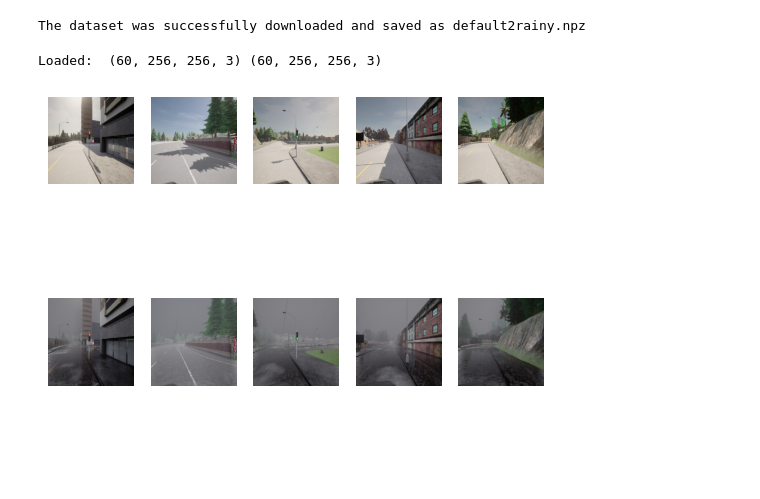
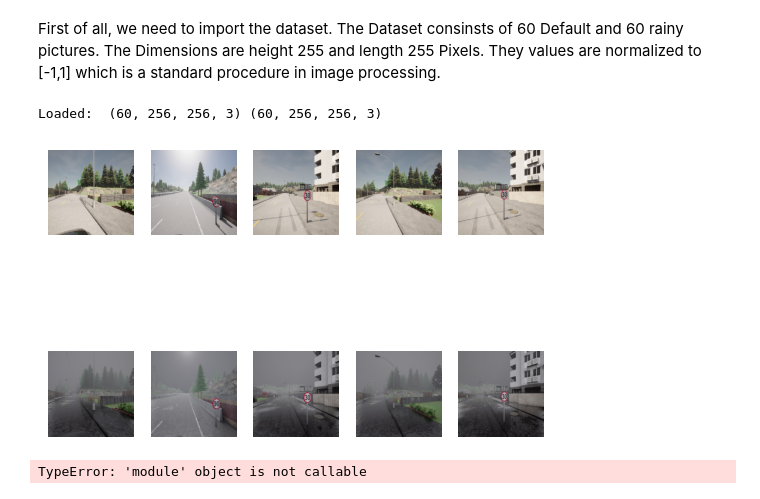
Before and after one commit to Creepo61/Data-Augmentation-using-GANs, a Jupyter notebook: seminar_gan.ipynb, the cells around one changed output. Cells and saved outputs as stored; diff of their text form; code cells hidden in the pictures; blank space fills up the shorter version.

```diff
--- a/seminar_gan.ipynb
+++ b/seminar_gan.ipynb
@@ -38,59 +37,45 @@ os.environ['TF_CPP_MIN_LOG_LEVEL'] = '2'
-# %%
-import os
-import requests
-import tabulate
-
-dataset_filename = "default2rainy.npz"
-if not os.path.isfile(dataset_filename):
-    dataset_url = "https://zenodo.org/records/10138172/files/default2rainy_256.npz"
-    response = requests.get(dataset_url)
-
-    if response.status_code == 200:
-        with open(dataset_filename, 'wb') as file:
-            file.write(response.content)
-        print(f"The dataset was successfully downloaded and saved as {dataset_filename}")
-    else:
-        print(response.content)
-        print("Error downloading the data set.")
-else:
-    print(f"The file {dataset_filename} already exists in the current working directory.")
-# %% [output]
-The dataset was successfully downloaded and saved as default2rainy.npz
+# %% [markdown]
+First of all, we need to import the dataset. The Dataset consinsts of 60 Default and 60 rainy pictures. The Dimensions are height 255 and length 255 Pixels. They values are normalized to [-1,1] which is a standard procedure in image processing.
 # %%
-from numpy import load
-from matplotlib import pyplot
+def load_dataset(filename):
+    # load the compressed arrays
+    data = load(filename)
+    # unpack the arrays
+    X1, X2 = data['arr_0'], data['arr_1']
+    # scale from [0,255] to [-1,1]
+    X1 = (X1 - 127.5) / 127.5
+    X2 = (X2 - 127.5) / 127.5
+    return [X1, X2]
 
-# load the face dataset
-#data = load("C:/Users/burak.altin/Downloads/new_dataset3.npz")
-#data = load("C:/Users/burak.altin/Downloads/default2rainy_small_256.npz")
-data = load("cyclegan_ds.npz")
-dataA, dataB = data['arr_0'], data['arr_1']
+dataset = load("dataset_small.npz")
+dataA, dataB = dataset['arr_0'], dataset['arr_1']
 print('Loaded: ', dataA.shape, dataB.shape)
 
 # Größe der Bilder festlegen
 height = dataA.shape[1]
-width = dataA.shape[2] // 10
+width = dataA.shape[2] // 5
 
 # Vergrößere die verfügbare Fläche, um sicherzustellen, dass die Bilder quadratisch bleiben
 new_width = width * 5 # Zum Beispiel, um die Breite auf das Fünffache zu erhöhen
 
 # plot source images
 n_samples = 5
-for i in range(n_samples):
-    pyplot.subplot(2, n_samples, 1 + i)
+random_index =  [random.randint(0, 60) for _ in range(n_samples)]
+for idx, i in enumerate(random_index, 1):
+    pyplot.subplot(2, n_samples, idx)
     pyplot.axis('off')
     pyplot.imshow(dataA[i].astype('uint8'), extent=[0, new_width, 0, height])
 
-# plot target image
-for i in range(n_samples):
-    pyplot.subplot(2, n_samples, 1 + n_samples + i)
+# Plot target images
+for idx, i in enumerate(random_index, 1):
+    pyplot.subplot(2, n_samples, n_samples + idx)
     pyplot.axis('off')
     pyplot.imshow(dataB[i].astype('uint8'), extent=[0, new_width, 0, height])
 
 pyplot.show()
 # %% [output]
 Loaded:  (60, 256, 256, 3) (60, 256, 256, 3)
-[figure, old version]
+[figure, new version]
 # %%
 class define():
     class discriminator:
@@ -310,21 +295,27 @@ class define():
         model.compile(loss=['binary_crossentropy', 'mae'], optimizer=opt, loss_weights=[1,100])
         return model
 # %%
-dataset = load_dataset('cyclegan_ds.npz')
-# define input shape based on the loaded dataset
-image_shape = dataset[0].shape[1:]
+image_shape = dataset['arr_0'].shape[1:]
 res = define.generator.res_net(image_shape=image_shape)
-cnn = define.discriminator.cnn(image_shape=image_shape)
-patch = define.discriminator.patchgan(image_shape=image_shape)
+ls_gan = define.discriminator.ls_gan(image_shape=image_shape)
+patch_gan = define.discriminator.patchgan(image_shape=image_shape)
 unet = define.generator.u_net(image_shape=image_shape)
-summary_cnn = []
-cnn.summary(print_fn=lambda x: summary_cnn.append(x), line_length=80)
-summary_cnn = "\n".join(summary_cnn)
+summary_ls_gan = []
+ls_gan.summary(print_fn=lambda x: summary_ls_gan.append(x), line_length=80)
+summary_ls_gan = "\n".join(summary_ls_gan)
 summary_res = []
 res.summary(print_fn=lambda x: summary_res.append(x), line_length=80)
 summary_res = "\n".join(summary_res)
-table = tabulate([[summary_cnn, summary_res]], headers=["CNN", "ResNet"], tablefmt='plain', colalign=("left", "left"))
+summary_patch_gan = []
+patch_gan.summary(print_fn=lambda x: summary_patch_gan.append(x), line_length=80)
+summery_patch_gan = "\n".join(summary_patch_gan)
+summary_unet = []
+unet.summary(print_fn=lambda x: summary_unet.append(x), line_length=80)
+summary_unet = "\n".join(summary_unet)
+table = tabulate([[summary_ls_gan, summary_res]], headers=["LSGAN", "ResNet"], tablefmt='plain', colalign=("left", "left"))
 print(table)
+# %% [output]
+TypeError: 'module' object is not callable
 # %%
 class generate_pictures():
     class real():
```
Also changed, not shown: parts of 10 cells of this notebook.
